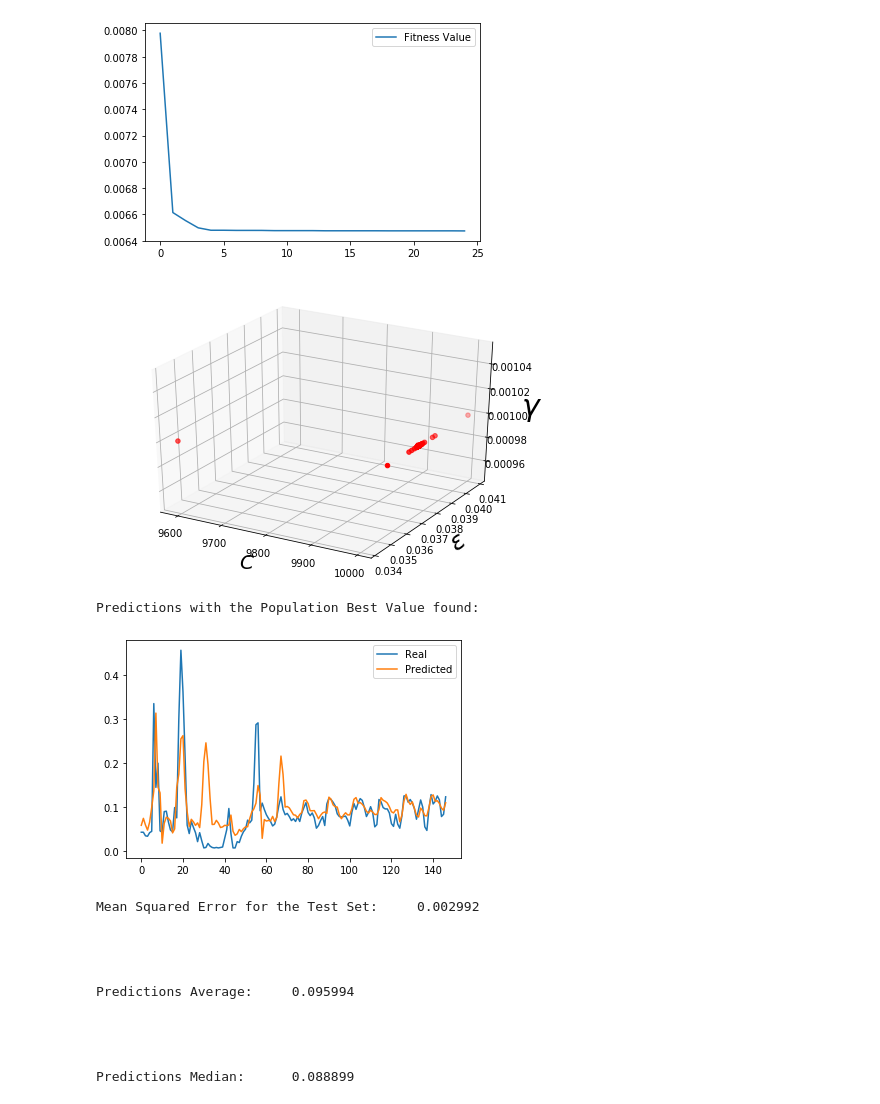
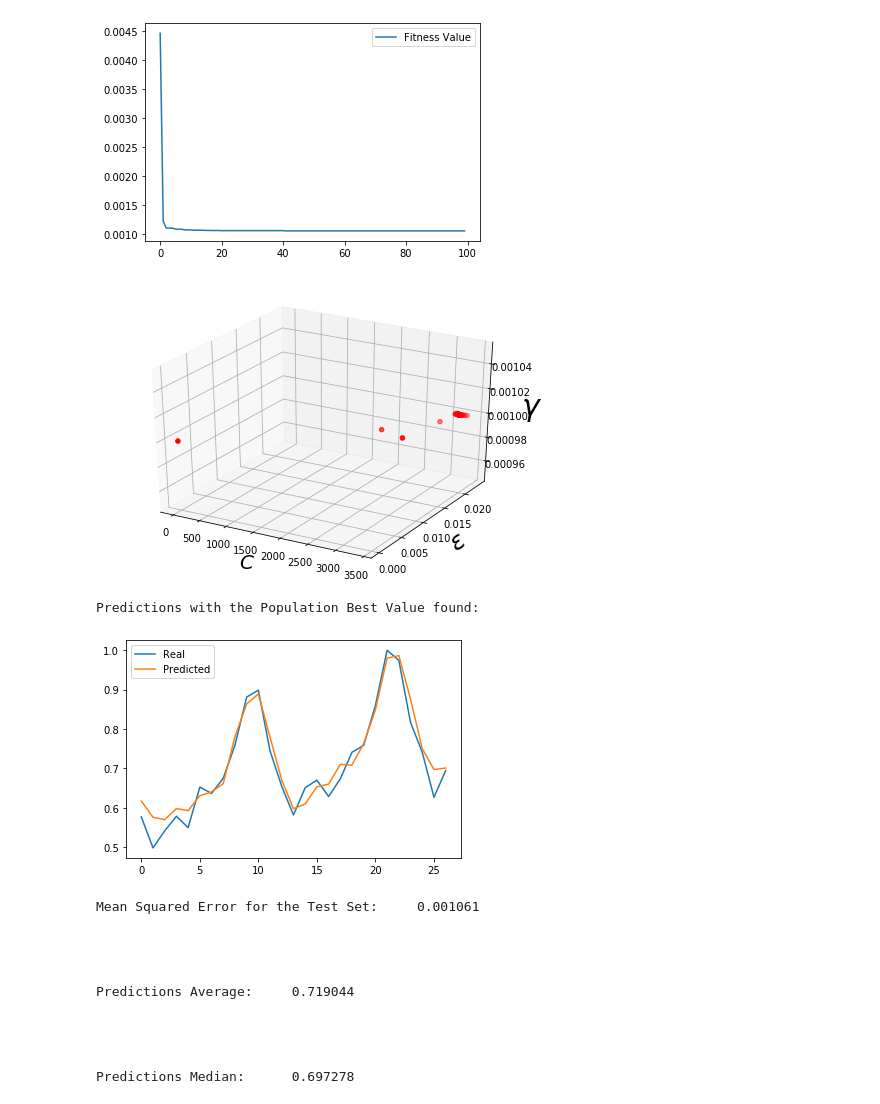
Before and after one commit to rbbh/Forecasting-Time-Series-with-Algorithm-Ensembling, a Jupyter notebook: SVR_+_PSO.ipynb, the cells around one changed output. Drawn from its saved outputs; the diff is of its cells as text; code cells hidden in the pictures.

```diff
--- a/SVR_+_PSO.ipynb
+++ b/SVR_+_PSO.ipynb
@@ -19,10 +19,10 @@ import pandas as pd
 # Un-comment the line for the data base that
 # you want to predict
 
-#data = pd.read_csv(io.BytesIO(uploaded['airlines2.txt']))
+data = pd.read_csv(io.BytesIO(uploaded['airlines2.txt']))
 #data = pd.read_csv(io.BytesIO(uploaded['DadosONS.txt']))
 #data = pd.read_csv(io.BytesIO(uploaded['carsales.txt']))
-data = pd.read_csv(io.BytesIO(uploaded['coloradoRiver.txt']))
+#data = pd.read_csv(io.BytesIO(uploaded['coloradoRiver.txt']))
 #data = pd.read_csv(io.BytesIO(uploaded['accidentalDeathUSA.txt']))
 #data = pd.read_csv(io.BytesIO(uploaded['electric.txt']))
 #data = pd.read_csv(io.BytesIO(uploaded['gas.txt']))
@@ -409,3 +409,3 @@ Predictions Median:      0.090145
 # %%
-pso(120, 25, 3, 0.2)
+pso(120, 100, 3, 0.2)
 # %% [output]
@@ -429,16 +429,16 @@ SVR(C=10000.0, cache_size=200, coef0=0.0, degree=3,
     shrinking=True, tol=0.001, verbose=False)
-[figure, old version]
+[figure, new version]
-[figure, old version]
+[figure, new version]
 Predictions with the Population Best Value found:
-[figure, old version]
+[figure, new version]
-Mean Squared Error for the Test Set:     0.002992
+Mean Squared Error for the Test Set:     0.001061
 
 
 
 
-Predictions Average:     0.095994
+Predictions Average:     0.719044
 
 
 
 
-Predictions Median:      0.088899
+Predictions Median:      0.697278
```
Also changed, not shown: parts of 9 cells of this notebook.
